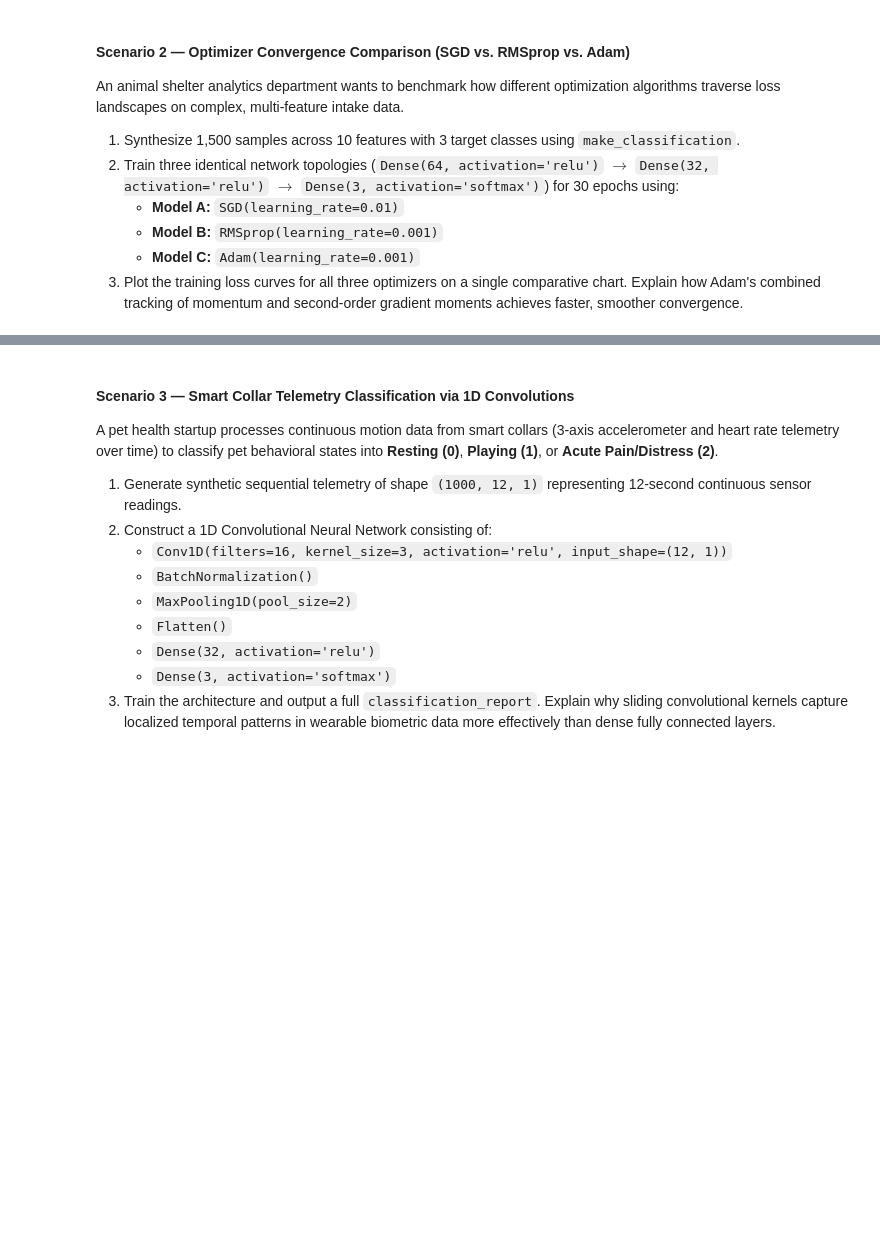
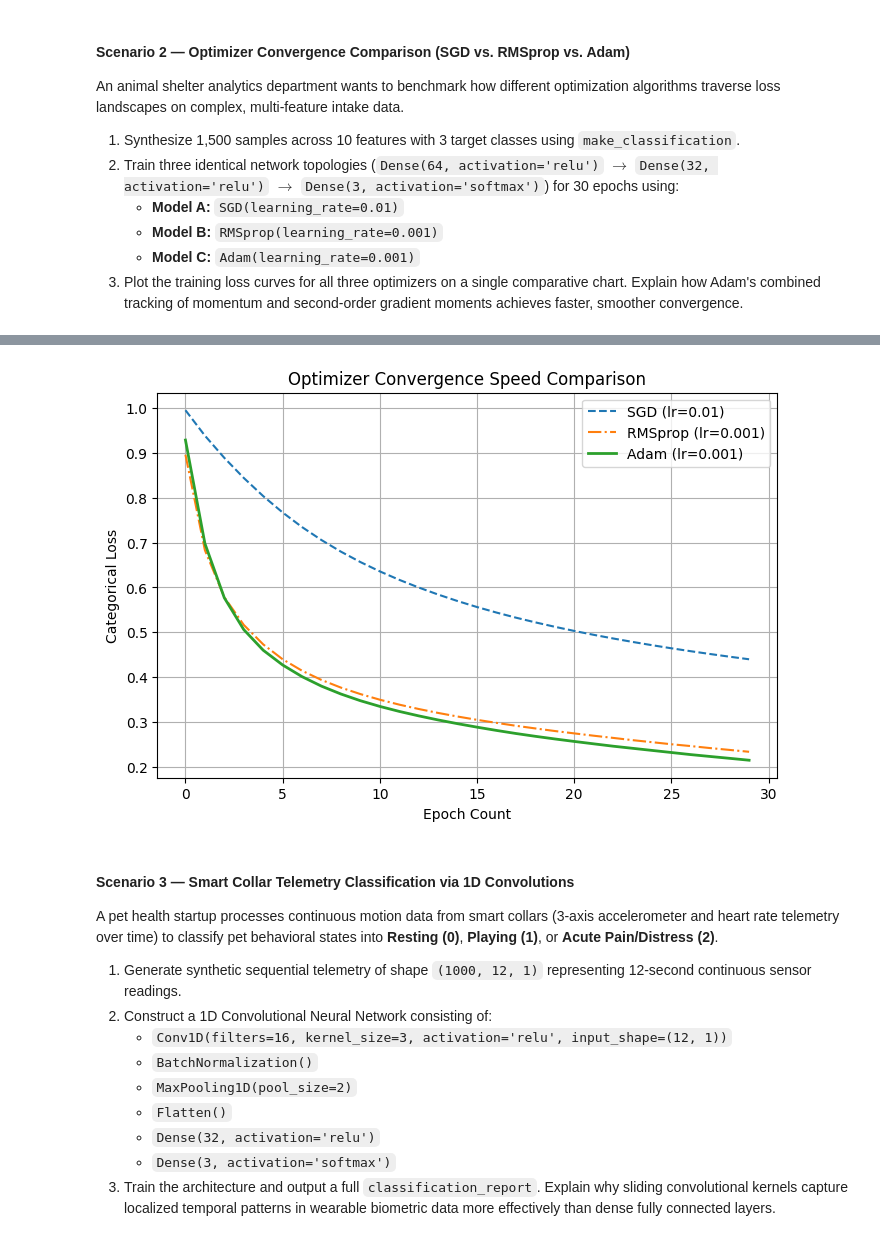
Before and after one commit to zenight01/googlecolab, a Jupyter notebook: Ligaya_DianneChristel_Lab08_ALGOCOM.ipynb, the cells around one changed output, grey strips where cells are left out. Drawn from its saved outputs; the diff is of its cells as text; code cells hidden in the pictures; blank space fills up the shorter version.

```diff
--- a/Ligaya_DianneChristel_Lab08_ALGOCOM.ipynb
+++ b/Ligaya_DianneChristel_Lab08_ALGOCOM.ipynb
@@ -363,0 +502,83 @@ from tensorflow.keras.optimizers import SGD, RMSprop, Adam
+# %%
+# Scenario 2: Optimizer Convergence Benchmark Implementation
+
+import numpy as np
+import matplotlib.pyplot as plt
+from sklearn.datasets import make_classification
+from sklearn.model_selection import train_test_split
+from sklearn.preprocessing import StandardScaler
+from tensorflow.keras.utils import to_categorical
+from tensorflow.keras.models import Sequential
+from tensorflow.keras.layers import Dense
+from tensorflow.keras.optimizers import SGD, RMSprop, Adam
+
+# AI Assistance: ChatGPT helped organize the code and explain the purpose of comparing optimizers.
+
+# 1. create a sample dataset with 1,500 records, 10 features, and 3 classes
+# AI Assistance: ChatGPT helped explain how to generate a multi-class dataset.
+intakeFeaturesRaw, intakeTargetsRaw = make_classification(
+    n_samples=1500,
+    n_features=10,
+    n_informative=8,
+    n_classes=3,
+    random_state=42
+)
+
+# 2. scale the features and convert the labels into one-hot format
+intakeScaler = StandardScaler()
+scaledIntakeFeatures = intakeScaler.fit_transform(intakeFeaturesRaw)
+encodedIntakeTargets = to_categorical(intakeTargetsRaw, num_classes=3)
+
+# split the data into training and testing sets.
+# AI Assistance: ChatGPT helped explain feature scaling and one-hot encoding.
+trainIntakeFeatures, testIntakeFeatures, trainIntakeTargets, testIntakeTargets = train_test_split(
+    scaledIntakeFeatures, encodedIntakeTargets, test_size=0.20, random_state=42
+)
+
+# 3. create the same mlp structure for all three models
+# this keeps the network structure consistent when comparing optimizers.
+# AI Assistance: ChatGPT helped set up a reusable function for the model.
+def createUncompiledMlp():
+    return Sequential([
+        Dense(64, activation='relu', input_shape=(10,)),
+        Dense(32, activation='relu'),
+        Dense(3, activation='softmax')
+    ])
+
+# 4. train three models using different optimizers
+# model a uses standard sgd.
+# AI Assistance: ChatGPT helped explain how to compile and train the models with different optimizers.
+sgdBenchmarkModel = createUncompiledMlp()
+sgdBenchmarkModel.compile(optimizer=SGD(learning_rate=0.01), loss='categorical_crossentropy', metrics=['accuracy'])
+sgdTrainingHistory = sgdBenchmarkModel.fit(trainIntakeFeatures, trainIntakeTargets, epochs=30, batch_size=32, verbose=0)
+
+# model b uses rmsprop.
+rmsBenchmarkModel = createUncompiledMlp()
+rmsBenchmarkModel.compile(optimizer=RMSprop(learning_rate=0.001), loss='categorical_crossentropy', metrics=['accuracy'])
+rmsTrainingHistory = rmsBenchmarkModel.fit(trainIntakeFeatures, trainIntakeTargets, epochs=30, batch_size=32, verbose=0)
+
+# model c uses adam.
+adamBenchmarkModel = createUncompiledMlp()
+adamBenchmarkModel.compile(optimizer=Adam(learning_rate=0.001), loss='categorical_crossentropy', metrics=['accuracy'])
+adamTrainingHistory = adamBenchmarkModel.fit(trainIntakeFeatures, trainIntakeTargets, epochs=30, batch_size=32, verbose=0)
+
+# show the final training loss for each model.
+print("Training finished for all 3 optimizers!")
+print("SGD Final Training Loss:", round(sgdTrainingHistory.history['loss'][-1], 4))
+print("RMSprop Final Training Loss:", round(rmsTrainingHistory.history['loss'][-1], 4))
+print("Adam Final Training Loss:", round(adamTrainingHistory.history['loss'][-1], 4))
+
+# 5. plot the training loss to compare how the optimizers perform
+# AI Assistance: ChatGPT helped set up the plot using the loss history from each model.
+plt.figure(figsize=(8, 5))
+plt.plot(sgdTrainingHistory.history['loss'], label='SGD (lr=0.01)', linestyle='--')
+plt.plot(rmsTrainingHistory.history['loss'], label='RMSprop (lr=0.001)', linestyle='-.')
+plt.plot(adamTrainingHistory.history['loss'], label='Adam (lr=0.001)', linewidth=2)
+
+plt.title("Optimizer Convergence Speed Comparison")
+plt.xlabel("Epoch Count")
+plt.ylabel("Categorical Loss")
+plt.legend()
+plt.grid(True)
+plt.show()
+# %% [output]
@@ -364,3 +589,4 @@ from tensorflow.keras.optimizers import SGD, RMSprop, Adam
+[figure, added]
 # %% [markdown]
 #### **Scenario 3 — Smart Collar Telemetry Classification via 1D Convolutions**
 A pet health startup processes continuous motion data from smart collars (3-axis accelerometer and heart rate telemetry over time) to classify pet behavioral states into **Resting (0)**, **Playing (1)**, or **Acute Pain/Distress (2)**.
```
Also changed, not shown: parts of 13 cells of this notebook.
